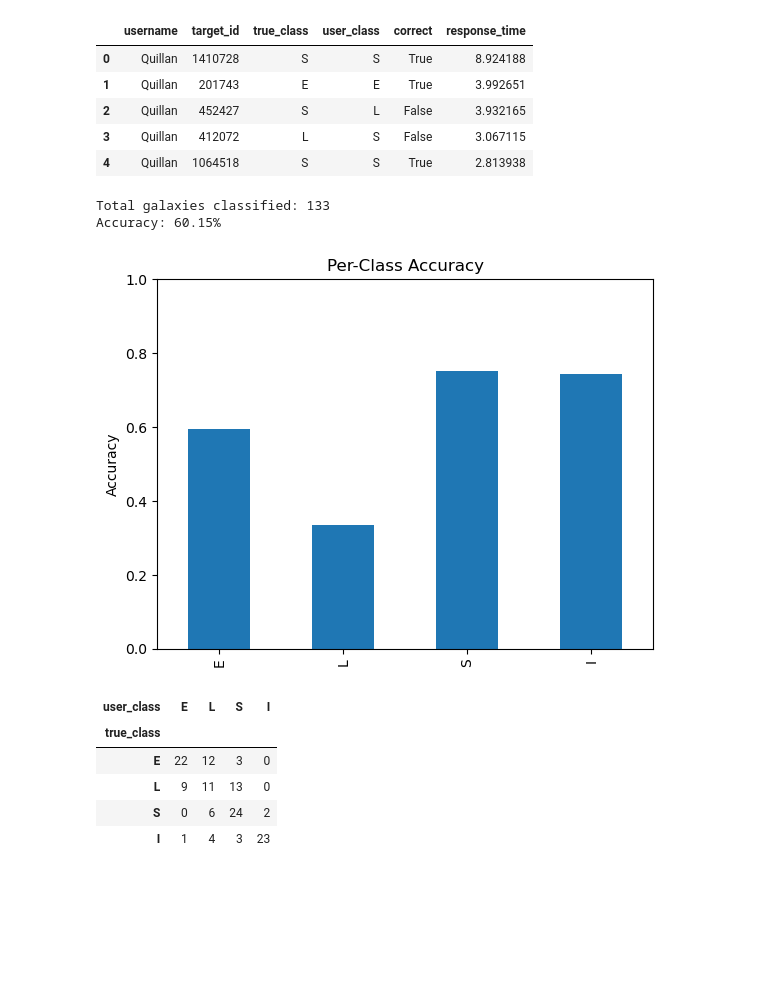
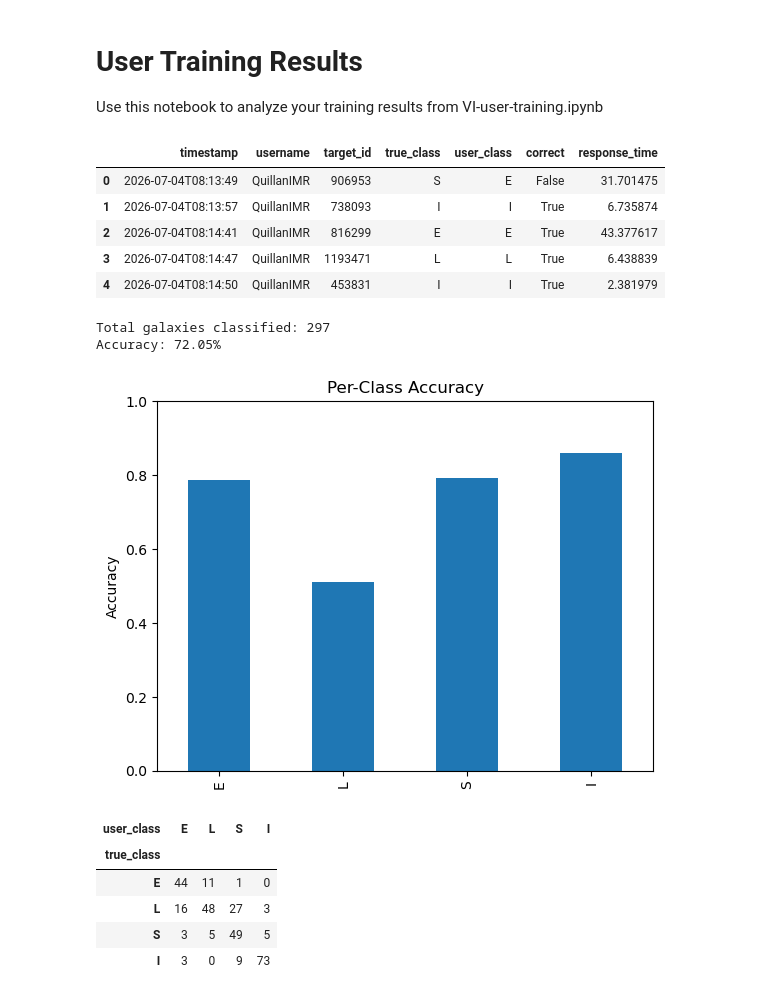
Before and after one commit to DESI-UR/morphology_classification, a Jupyter notebook: VI-set/User_training_results.ipynb, the cells around one changed output. Cells and saved outputs as stored; diff of their text form; code cells hidden in the pictures; blank space fills up the shorter version.

Commit message:
Reorganization of folders, added brief summaries to notebooks for easier navigation

```diff
--- a/VI-set/User_training_results.ipynb
+++ b/VI-set/User_training_results.ipynb
@@ -1,18 +1,22 @@
+# %% [markdown]
+# User Training Results
+Use this notebook to analyze your training results from VI-user-training.ipynb
 # %%
 import numpy as np
 import pandas as pd
 import matplotlib.pyplot as plt
 # %%
-file_path = "/pscratch/sd/q/qshimp/VI_training/savefiles/Quillan.csv"
+# Get save file
+file_path = "/pscratch/sd/q/qshimp/VI_training/savefiles/QuillanIMR.csv"
 
 df = pd.read_csv(file_path)
 
 df.head()
 # %% [output]
-|  | username | target_id | true_class | user_class | correct | response_time |
-| 0 | Quillan | 1410728 | S | S | True | 8.924188 |
-| 1 | Quillan | 201743 | E | E | True | 3.992651 |
-| 2 | Quillan | 452427 | S | L | False | 3.932165 |
-| 3 | Quillan | 412072 | L | S | False | 3.067115 |
-| 4 | Quillan | 1064518 | S | S | True | 2.813938 |
+|  | timestamp | username | target_id | true_class | user_class | correct | response_time |
+| 0 | 2026-07-04T08:13:49 | QuillanIMR | 906953 | S | E | False | 31.701475 |
+| 1 | 2026-07-04T08:13:57 | QuillanIMR | 738093 | I | I | True | 6.735874 |
+| 2 | 2026-07-04T08:14:41 | QuillanIMR | 816299 | E | E | True | 43.377617 |
+| 3 | 2026-07-04T08:14:47 | QuillanIMR | 1193471 | L | L | True | 6.438839 |
+| 4 | 2026-07-04T08:14:50 | QuillanIMR | 453831 | I | I | True | 2.381979 |
 # %%
@@ -22,15 +27,17 @@ df["response_time"] = df["response_time"].astype(float)
 df["true_class"] = df["true_class"].astype(str)
 df["user_class"] = df["user_class"].astype(str)
 # %%
+# General statistics
 total = len(df)
 accuracy = df["correct"].mean()
 
 print(f"Total galaxies classified: {total}")
 print(f"Accuracy: {accuracy*100:.2f}%")
 # %% [output]
-Total galaxies classified: 133
-Accuracy: 60.15%
+Total galaxies classified: 297
+Accuracy: 72.05%
 # %%
+# Plot per-class accuracy
 classes = ["E", "L", "S", "I"]
 
 results = {}
@@ -46,8 +53,9 @@ plt.title("Per-Class Accuracy")
 plt.ylim(0, 1)
 plt.show()
 # %% [output]
-[figure, old version]
+[figure, new version]
 # %%
+# Create cross table
 conf = pd.crosstab(
     df["true_class"],
     df["user_class"]
@@ -57,8 +65,8 @@ conf
 # %% [output]
 | user_class | E | L | S | I |
 | true_class |  |  |  |  |
-| E | 22 | 12 | 3 | 0 |
-| L | 9 | 11 | 13 | 0 |
-| S | 0 | 6 | 24 | 2 |
-| I | 1 | 4 | 3 | 23 |
+| E | 44 | 11 | 1 | 0 |
+| L | 16 | 48 | 27 | 3 |
+| S | 3 | 5 | 49 | 5 |
+| I | 3 | 0 | 9 | 73 |
 # %%
```
Also changed, not shown: parts of 9 cells of this notebook, 47 other files.
